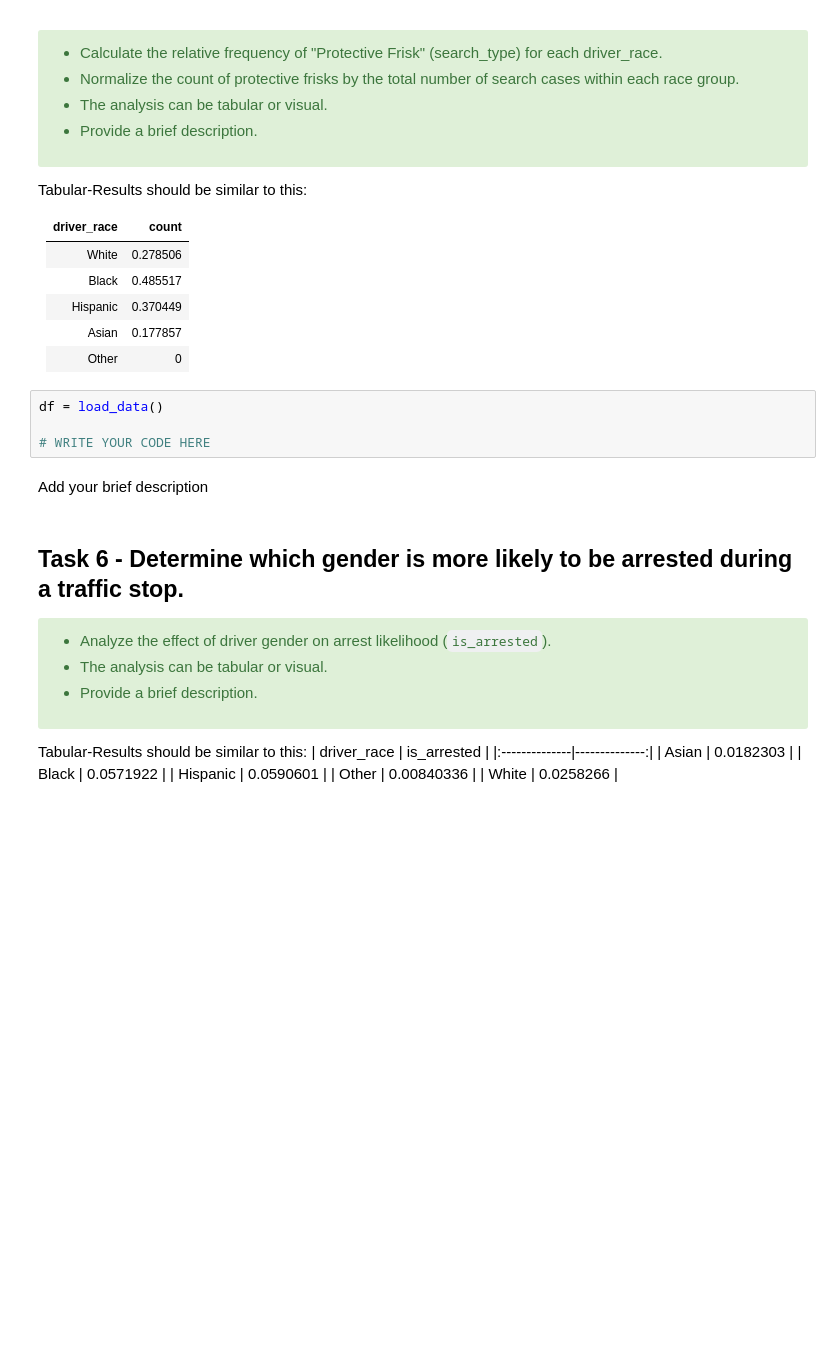
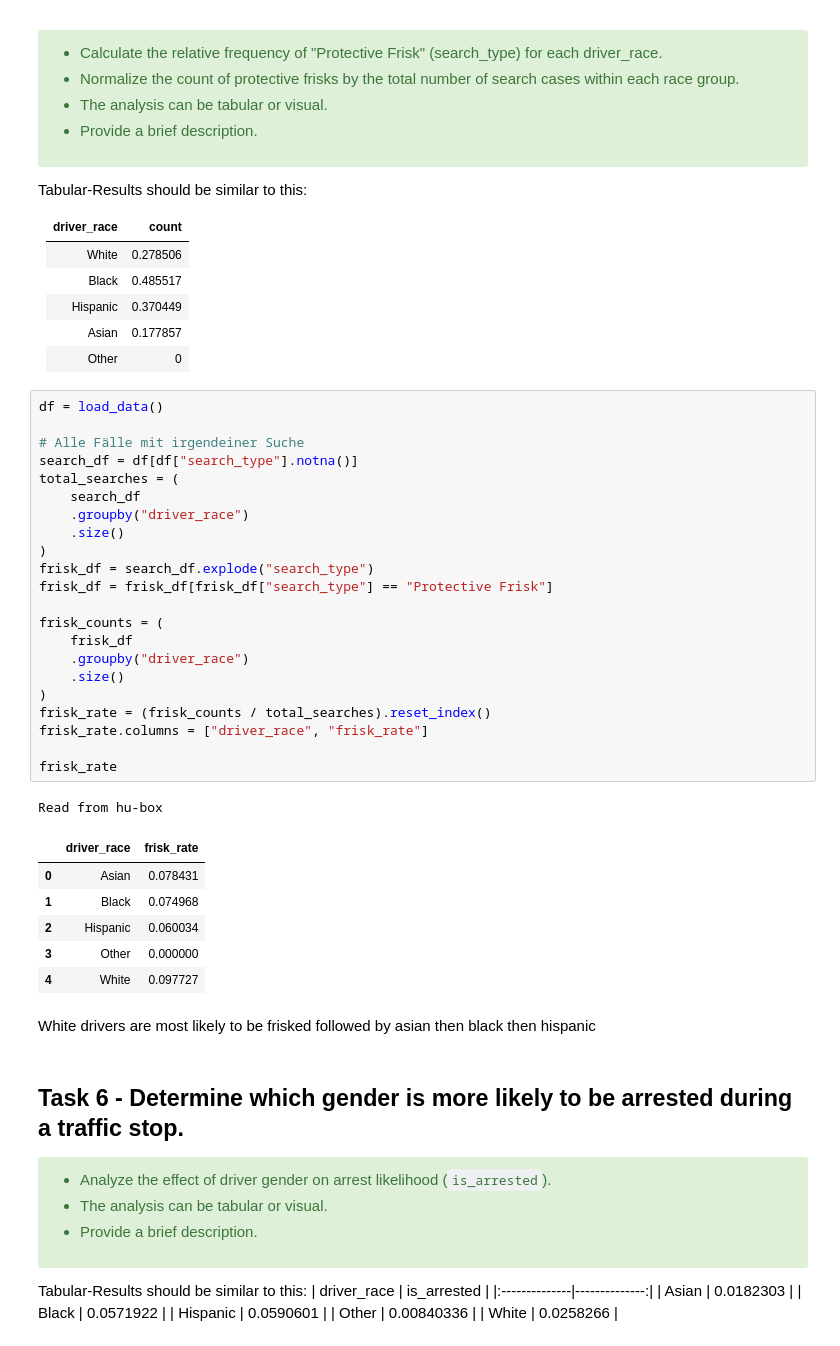
Before and after one commit to Marionese/python_ds_excercises, a Jupyter notebook: primer_exercise3/primers/part1/exercise3_primer.ipynb, the cells around one changed output. Drawn from its saved outputs; the diff is of its cells as text; blank space fills up the shorter version.

```diff
--- a/primer_exercise3/primers/part1/exercise3_primer.ipynb
+++ b/primer_exercise3/primers/part1/exercise3_primer.ipynb
@@ -385,9 +395,35 @@ Tabular-Results should be similar to this:
 # %%
 df = load_data()
 
-# WRITE YOUR CODE HERE
+# Alle Fälle mit irgendeiner Suche
+search_df = df[df["search_type"].notna()]
+total_searches = (
+    search_df
+    .groupby("driver_race")
+    .size()
+)
+frisk_df = search_df.explode("search_type")
+frisk_df = frisk_df[frisk_df["search_type"] == "Protective Frisk"]
+
+frisk_counts = (
+    frisk_df
+    .groupby("driver_race")
+    .size()
+)
+frisk_rate = (frisk_counts / total_searches).reset_index()
+frisk_rate.columns = ["driver_race", "frisk_rate"]
+
+frisk_rate
+# %% [output]
+Read from hu-box
+|  | driver_race | frisk_rate |
+| 0 | Asian | 0.078431 |
+| 1 | Black | 0.074968 |
+| 2 | Hispanic | 0.060034 |
+| 3 | Other | 0.000000 |
+| 4 | White | 0.097727 |
 # %% [markdown]
-Add your brief description
+White drivers are most likely to be frisked followed by asian then black then hispanic
 # %% [markdown]
 ## Task 6 - Determine which gender is more likely to be arrested during a traffic stop.
 
```
Also changed, not shown: parts of 2 cells of this notebook.
